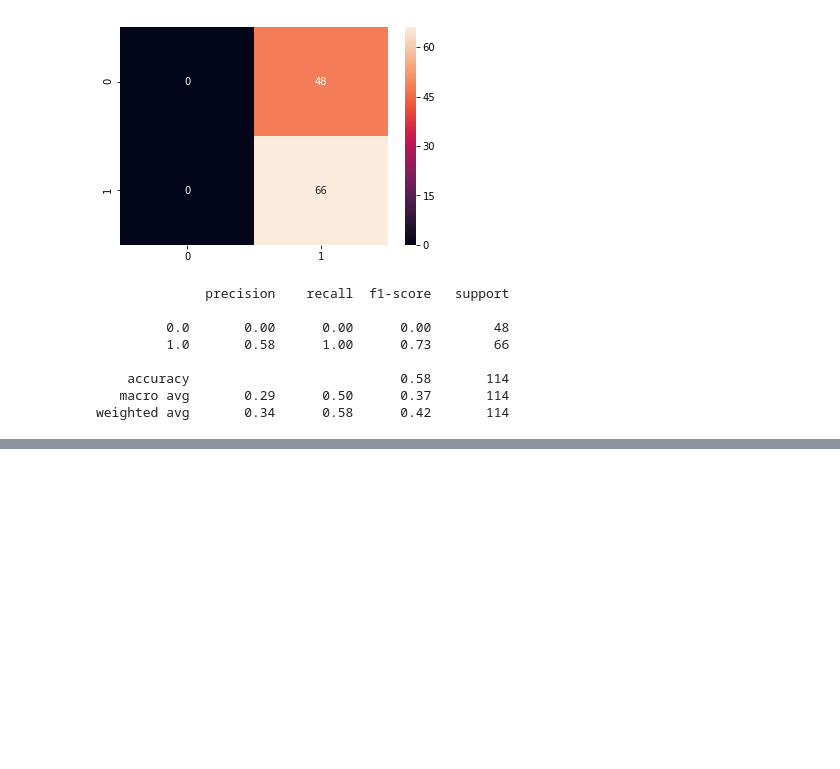
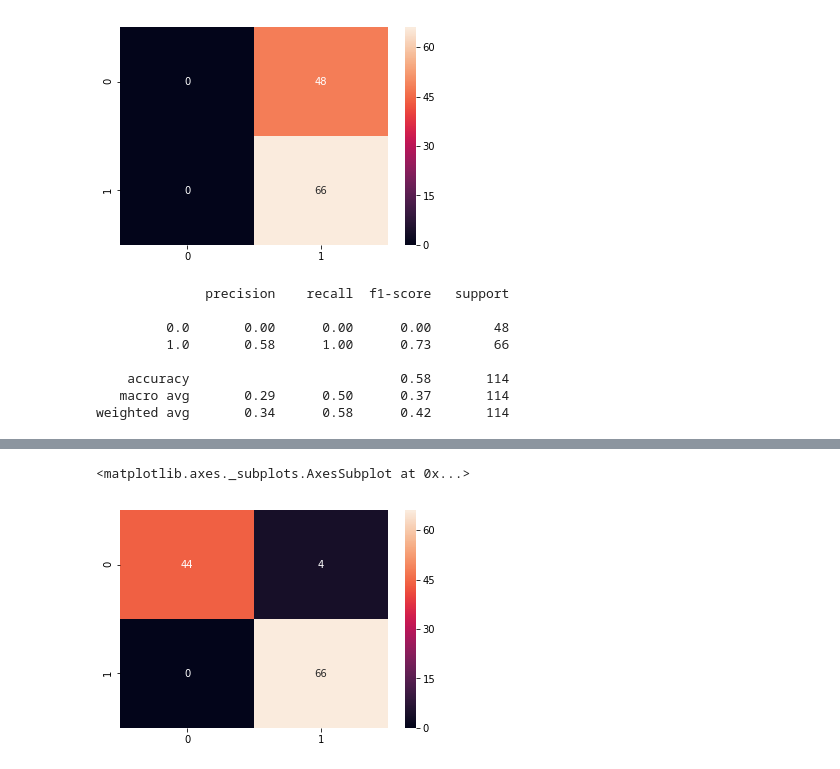
Before and after one commit to amkurian/breast-cancer-classification, a Jupyter notebook: Breast_Cancer_Classification.ipynb, the cells around one changed output, grey strips where cells are left out. Cells and saved outputs as stored; diff of their text form; code cells hidden in the pictures; blank space fills up the shorter version.

```diff
--- a/Breast_Cancer_Classification.ipynb
+++ b/Breast_Cancer_Classification.ipynb
@@ -212,0 +232,5 @@ weighted avg       0.34      0.58      0.42       114
+# %%
+# Data Normalization for testing data
+min_test = X_test.min()
+range_test = (X_test - min_test).max()
+X_test_scaled = (X_test - min_train)/range_test
@@ -212,0 +248,10 @@ weighted avg       0.34      0.58      0.42       114
+# %%
+# predict using the trained model
+y_predict = svc_model.predict(X_test_scaled)
+#create confusion matrix
+cm = confusion_matrix(y_test, y_predict)
+# prepare heatmap
+sns.heatmap(cm, annot= True)
+# %% [output]
+<matplotlib.axes._subplots.AxesSubplot at 0x...>
+[figure, added]
```
Also changed, not shown: parts of 6 cells of this notebook.
